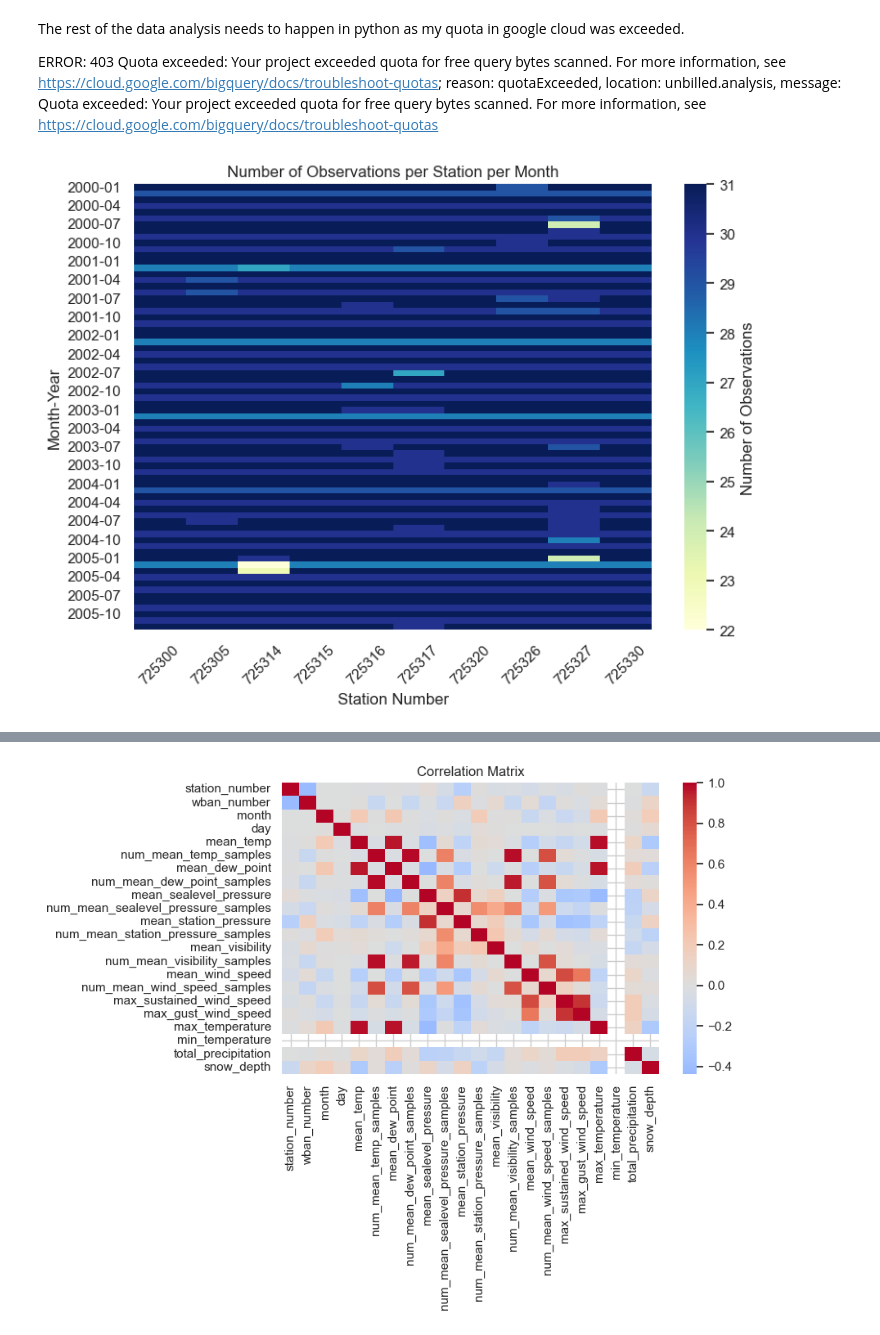
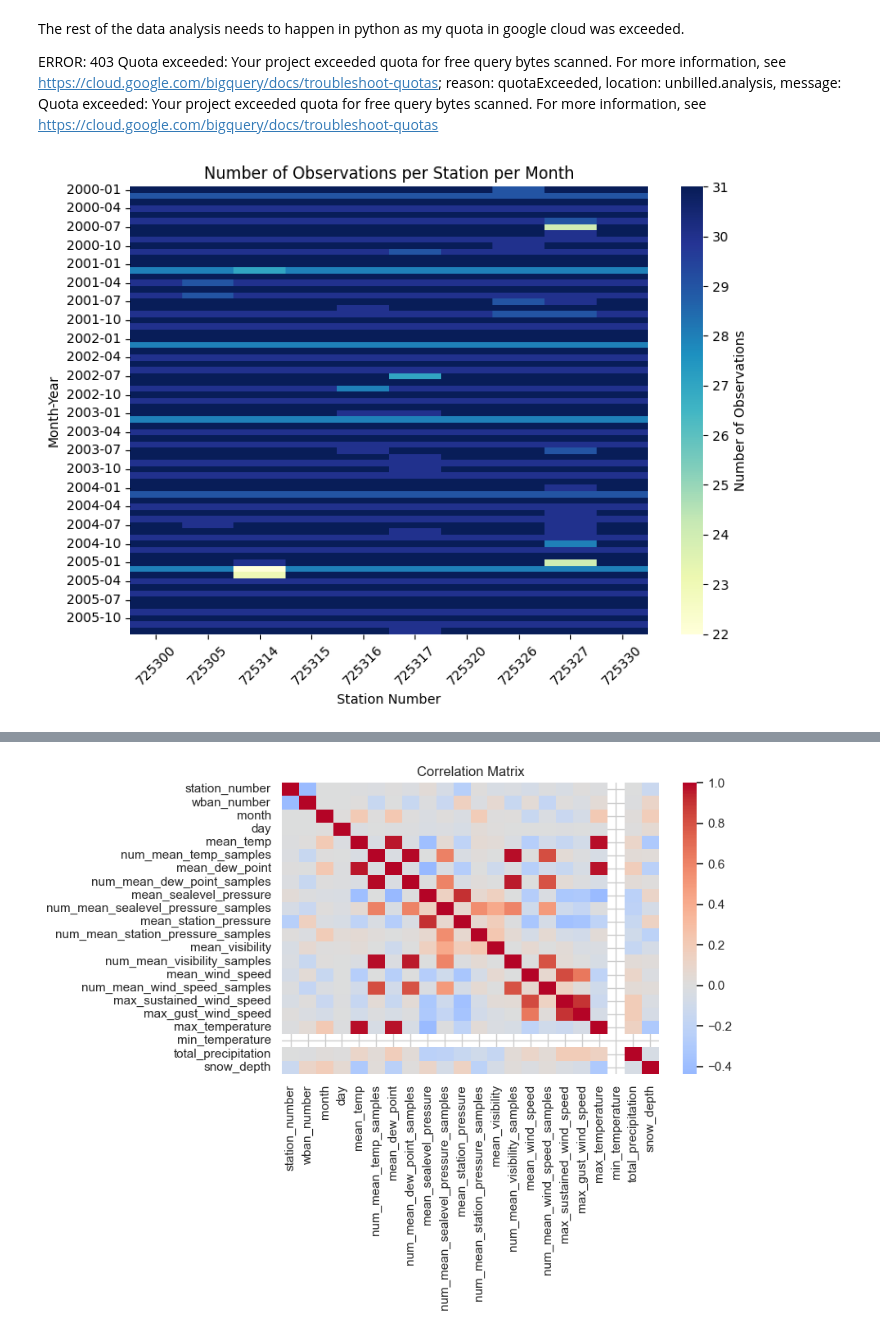
Before and after one commit to Tes-star/code-challenges, a Jupyter notebook: datascience/Coding Challenge.ipynb, the cells around one changed output, grey strips where cells are left out. Saved outputs shown, nothing was run; the diff lists cells and outputs as text; code cells hidden in the pictures.

```diff
--- a/datascience/Coding Challenge.ipynb
+++ b/datascience/Coding Challenge.ipynb
@@ -232,44 +244,43 @@ WHERE
     year BETWEEN 2000 AND 2005
     AND station_number BETWEEN 725300 AND 725330;
 # %%
-import pandas as pd
-import matplotlib.pyplot as plt
-import seaborn as sns
-
 def visualize_observations_per_station(data: pd.DataFrame):
 
     # ensure the code does not modify the original data
     data = data.copy()
 
     # Convert 'date' to datetime if not already
     data['date'] = pd.to_datetime(data['date'])
 
     # Extract year and month
     data['year'] = data['date'].dt.year
     data['month'] = data['date'].dt.month
 
     # Create a new column for year-month (as string for better display)
     data['year_month'] = data['date'].dt.to_period('M').astype(str)
 
     # Group by year_month and station_number
     grouped_data = data.groupby(['year_month', 'station_number']).size().reset_index(name='observations')
     # Pivot the data for heatmap
     pivot_data = grouped_data.pivot(index='year_month', columns='station_number', values='observations').fillna(0)
 
     # Plotting
     plt.figure(figsize=(8, 6))
     sns.heatmap(pivot_data, fmt='.0f', cmap='YlGnBu', cbar_kws={'label': 'Number of Observations'})
     plt.title('Number of Observations per Station per Month')
     plt.xlabel('Station Number')
     plt.ylabel('Month-Year')
     plt.xticks(rotation=45)
     plt.tight_layout()
     plt.show()
 
-# Example usage:
+raw_weather_data = raw_weather_data # fix vs code bug thinking raw_weather_data is not defined from the bigquery cell
+
 visualize_observations_per_station(raw_weather_data)
+
+# Observations are mostly equally distributed across stations and months
 # %% [output]
-[figure, old version]
+[figure, new version]
 # %%
 # visualize the number of observations per station per month and year with pandas and matplotlib
 import pandas as pd
```
Also changed, not shown: parts of 21 cells of this notebook, 1 other file.
